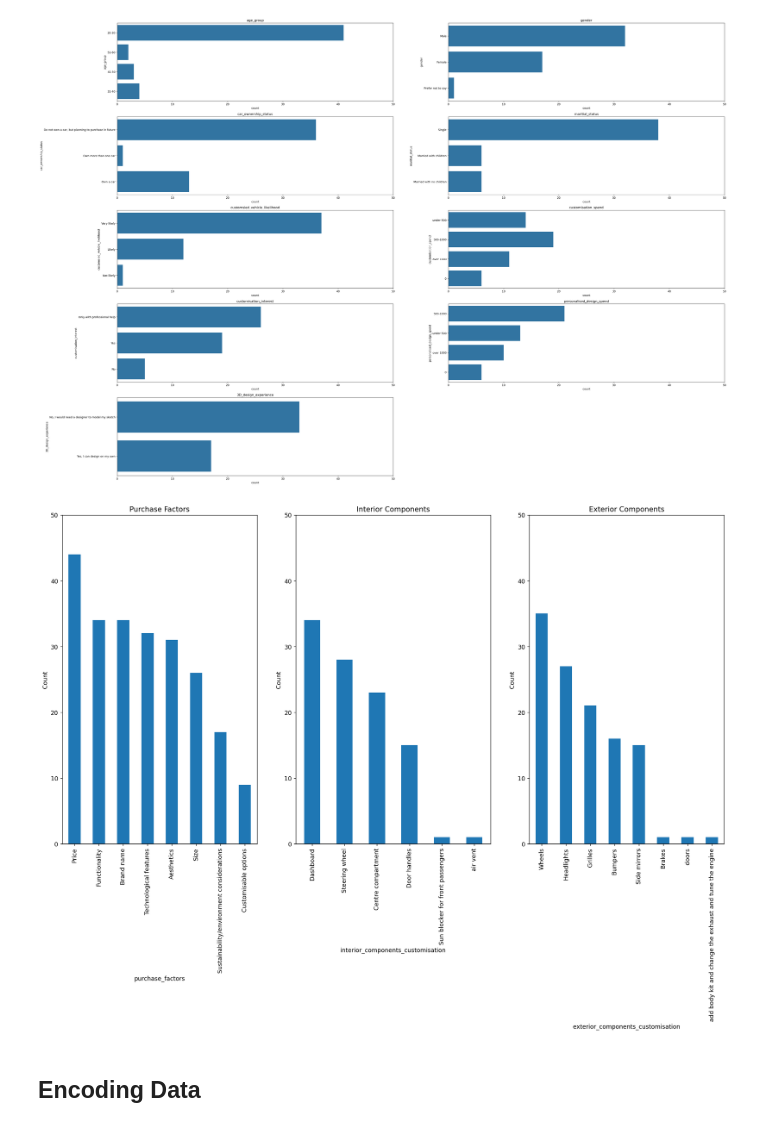
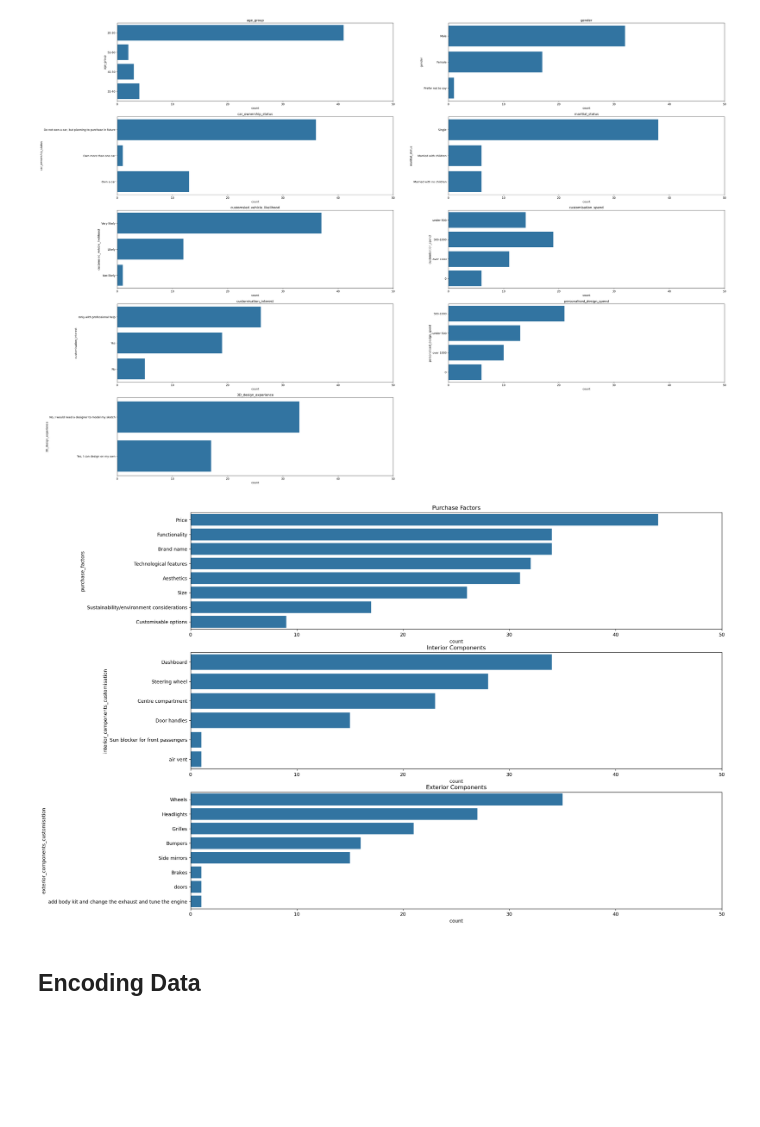
Before and after one commit to bentjh01/MA4829_Machine_Intelligence, a Jupyter notebook: data_exploration.ipynb, the cells around one changed output. Saved outputs shown, nothing was run; the diff lists cells and outputs as text; code cells hidden in the pictures; blank space fills up the shorter version.

Commit message:
data encoding

```diff
--- a/data_exploration.ipynb
+++ b/data_exploration.ipynb
@@ -165,26 +165,23 @@ plt.show()
 # %% [output]
 [figure]
 # %%
-fig, ax = plt.subplots(dpi = 128, figsize=(20, 10))
+fig, ax = plt.subplots(dpi = 128, figsize=(20, 15))
 plt.axis('off')
-plt.subplot(1, 3, 1)
-plt.title("Purchase Factors")
-plt.ylim(0, 50)
-plt.ylabel("Count")
-purchase_factor_counts.plot(kind='bar')
-plt.subplot(1, 3, 2)
-plt.title("Interior Components")
-plt.ylim(0, 50)
-plt.ylabel("Count")
-interior_components_counts.plot(kind='bar')
-plt.subplot(1, 3, 3)
-plt.title("Exterior Components")
-plt.ylim(0, 50)
-plt.ylabel("Count")
-exterior_components_counts.plot(kind='bar')
+plt.subplot(3, 1, 1)
+plt.title('Purchase Factors')
+plt.xlim(0,50)
+sns.barplot(data=purchase_factor_counts, orient='h')
+plt.subplot(3, 1, 2)
+plt.title('Interior Components')
+plt.xlim(0,50)
+sns.barplot(data=interior_components_counts, orient='h')
+plt.subplot(3, 1, 3)
+plt.title('Exterior Components')
+plt.xlim(0,50)
+sns.barplot(data=exterior_components_counts, orient='h')
 plt.show()
 # %% [output]
-[figure, old version]
+[figure, new version]
 # %% [markdown]
 ## Encoding Data
 # %%
```
Also changed, not shown: parts of 1 cell of this notebook.
